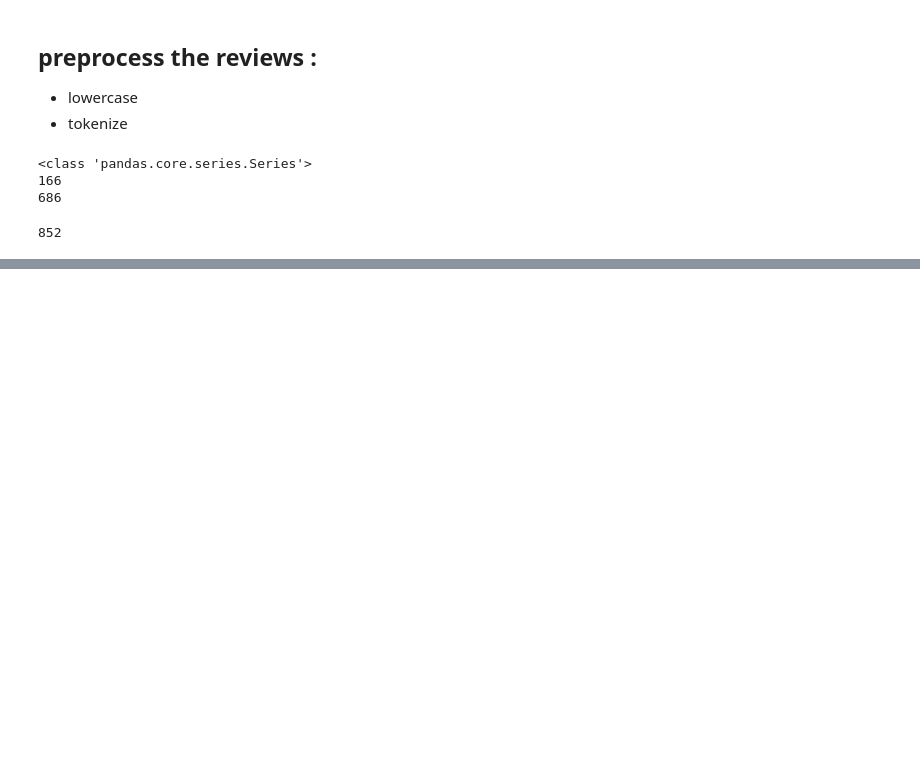
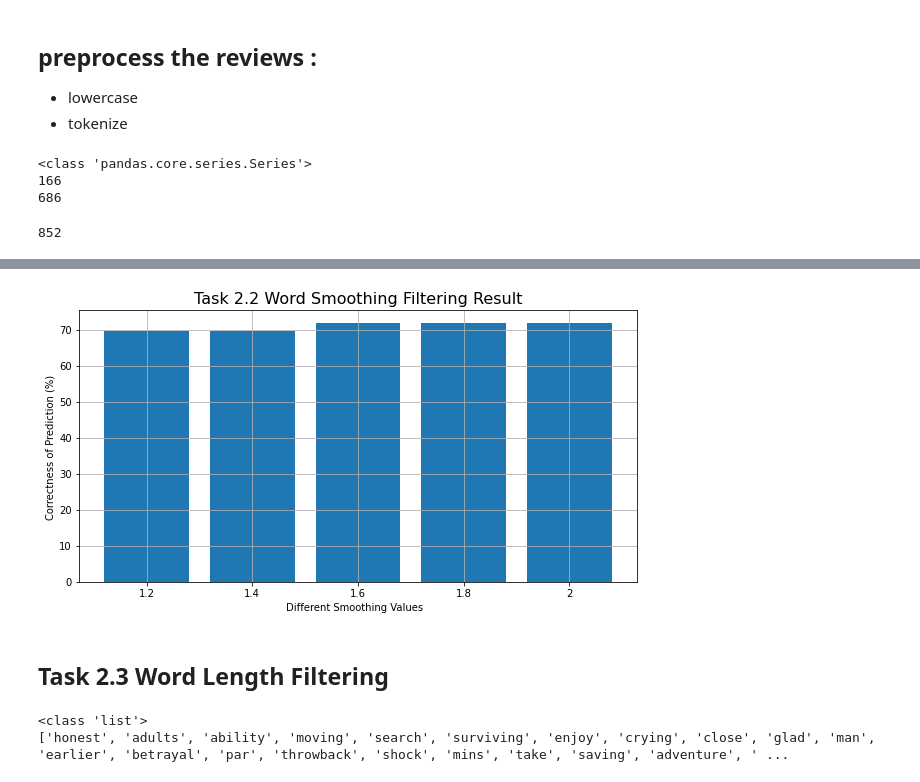
Before and after one commit to BestBonBai/COMP472, a Jupyter notebook: A2/A2_test.ipynb, the cells around one changed output, grey strips where cells are left out. Drawn from its saved outputs; the diff is of its cells as text; code cells hidden in the pictures; blank space fills up the shorter version.

```diff
--- a/A2/A2_test.ipynb
+++ b/A2/A2_test.ipynb
@@ -379,0 +541,14 @@ print(infrequent_model.info)
+# %%
+# Task 2.2 Word smoothing filter
+# smoothing is from 1.2 to 2 instead of 1 to 2, since default smoothing=1
+print("[Task 2.2] Word smoothing filter")
+prediction_list = []
+smoothing_values = [1,1.2,1.4,1.6,1.8,2]
+for s_i in smoothing_values:
+    if s_i == 1:
+        pass
+    else:
+        df_smoothing_model = rebuild_model_by_smoothing(result_model,s_i)
+        # print(df_infrequent_model.info)
+        df_test_result = naive_bayes_classifier(df_smoothing_model,testing_dataset_positive,testing_dataset_negative,math.ceil(num_positive / 2),math.ceil(num_negative / 2))
+        prediction_list.append(calc_prediction(df_test_result))
@@ -379,0 +573,25 @@ print(infrequent_model.info)
+# %%
+# draw graph
+fig, ax = plt.subplots(figsize=(10,5))
+plt.xticks(range(len(smoothing_values)), smoothing_values)
+# set title and axis lables
+ax.set_xlabel("Different Smoothing Values  ")
+ax.set_ylabel("Correctness of Prediction (%) ")
+ax.set_title("Task 2.2 Word Smoothing Filtering Result", fontsize=16, color='black', verticalalignment="baseline")
+
+plt.bar(range(len(prediction_list)), prediction_list)
+ax.grid(True)
+plt.show()
+# %% [output]
+[figure, added]
+# %% [markdown]
+## Task 2.3 Word Length Filtering
+# %%
+# result_model[result_model["word-name"].str.len() == 4]
+list_1 = result_model[result_model["freq-positive"] == result_model["freq-negative"] ]["word-name"]
+list_2 = list_1.tolist()
+print(type(list_2))
+print(list_2)
+# %% [output]
+<class 'list'>
+['honest', 'adults', 'ability', 'moving', 'search', 'surviving', 'enjoy', 'crying', 'close', 'glad', 'man', 'earlier', 'betrayal', 'par', 'throwback', 'shock', 'mins', 'take', 'saving', 'adventure', ' ...
```
Also changed, not shown: parts of 19 cells of this notebook, 18 other files.
